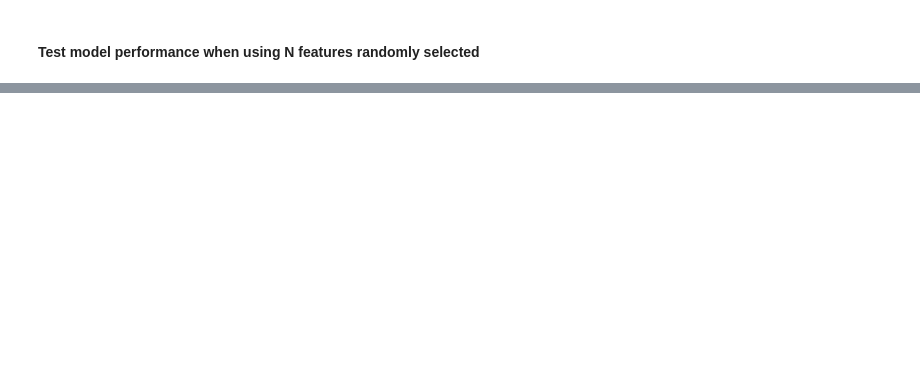
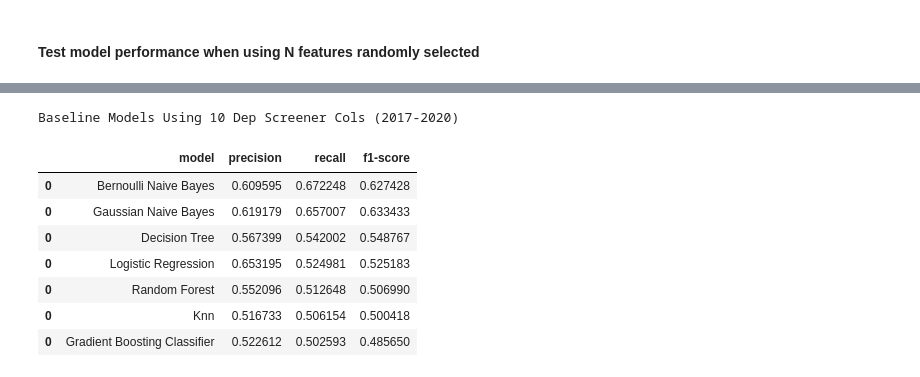
Before and after one commit to orenscarmeli/capstone210-ppd-carmeli_chari_hand_lee, a Jupyter notebook: modeling/initial_modeling.ipynb, the cells around one changed output, grey strips where cells are left out. Saved outputs shown, nothing was run; the diff lists cells and outputs as text; code cells hidden in the pictures; blank space fills up the shorter version.

```diff
--- a/modeling/initial_modeling.ipynb
+++ b/modeling/initial_modeling.ipynb
@@ -616,0 +632,19 @@ alt.Chart(model_perf_nfeatures_rand).mark_point().encode(
+# %%
+x_train, x_test, y_train, y_test = get_model_data(
+    original_df = cdc_survey_pmom_v2[cdc_survey_pmom_v2['folder'] == "2017_march2020"],
+    columns = all_columns[0:10] # just depression screener
+)
+
+baseline_model = baseline_models(x_train, y_train, x_test, y_test, do_smote=False)
+print('Baseline Models Using 10 Dep Screener Cols (2017-2020)')
+baseline_model[['model','precision','recall','f1-score']]
+# %% [output]
+Baseline Models Using 10 Dep Screener Cols (2017-2020)
+|  | model | precision | recall | f1-score |
+| 0 | Bernoulli Naive Bayes | 0.609595 | 0.672248 | 0.627428 |
+| 0 | Gaussian Naive Bayes | 0.619179 | 0.657007 | 0.633433 |
+| 0 | Decision Tree | 0.567399 | 0.542002 | 0.548767 |
+| 0 | Logistic Regression | 0.653195 | 0.524981 | 0.525183 |
+| 0 | Random Forest | 0.552096 | 0.512648 | 0.506990 |
+| 0 | Knn | 0.516733 | 0.506154 | 0.500418 |
+| 0 | Gradient Boosting Classifier | 0.522612 | 0.502593 | 0.485650 |
```
Also changed, not shown: parts of 14 cells of this notebook.
